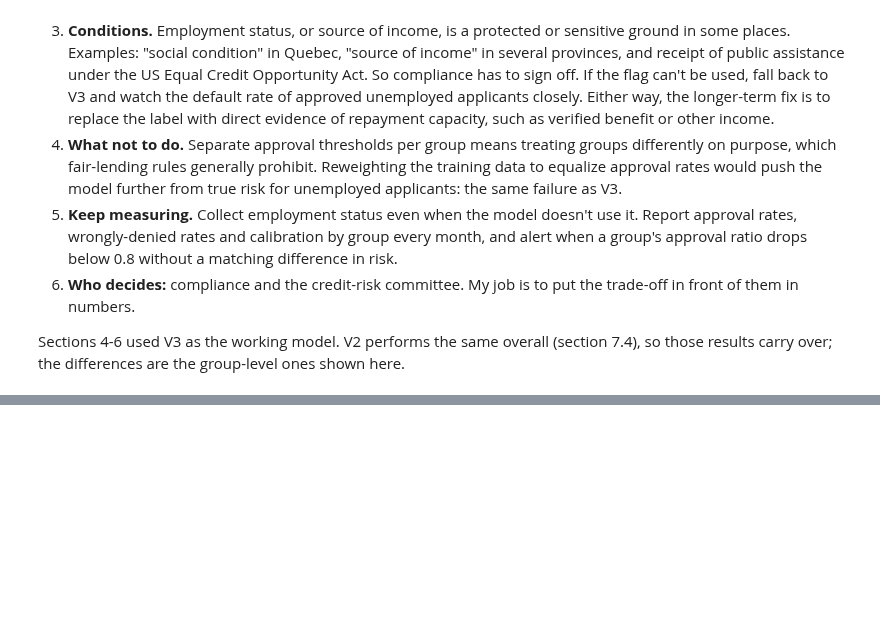
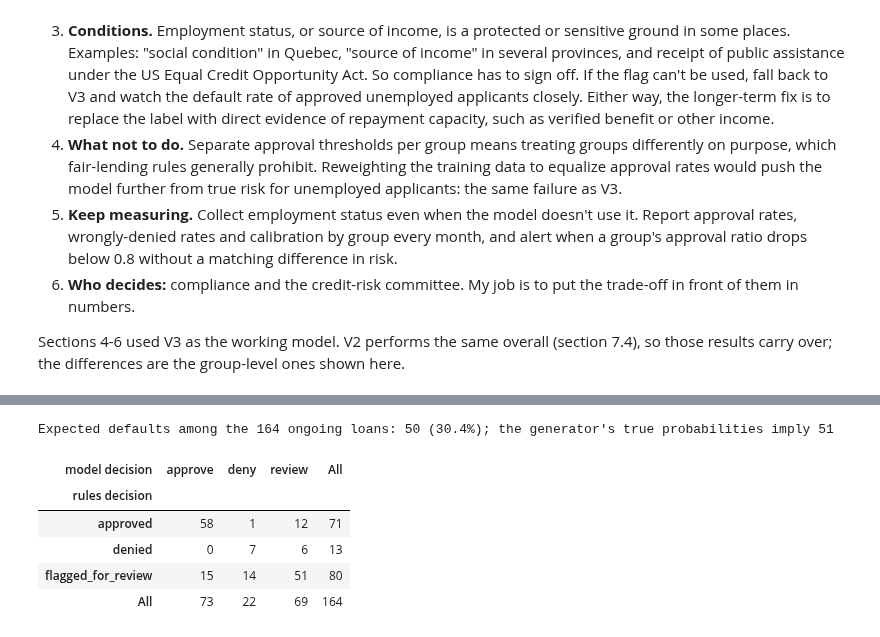
Before and after one commit to smparc/loan-default-model-matthew-park, a Jupyter notebook: analysis.ipynb, the cells around one changed output, grey strips where cells are left out. Cells and saved outputs as stored; diff of their text form; code cells hidden in the pictures; blank space fills up the shorter version.

Commit message:
Write README summary and score ongoing loans

```diff
--- a/analysis.ipynb
+++ b/analysis.ipynb
@@ -2022,0 +2032,22 @@ results carry over; the differences are the group-level ones shown here.
+# %%
+recommended_X = tree_matrix(features, RECOMMENDED_VARIANT)
+recommended_model = make_production_model(recommended_X.columns).fit(recommended_X, y)
+v2_approve_below = float(np.quantile(variant_oof["V2"], n_approve / len(y)))
+v2_deny_at = float(np.quantile(variant_oof["V2"], 1 - n_deny / len(y)))
+p_ongoing = recommended_model.predict_proba(tree_matrix(build_features(ongoing), RECOMMENDED_VARIANT))[:, 1]
+ongoing_decision = np.where(p_ongoing < v2_approve_below, "approve",
+                            np.where(p_ongoing >= v2_deny_at, "deny", "review"))
+ongoing_scores = pd.DataFrame({"applicant_id": ongoing["applicant_id"], "predicted default risk": p_ongoing.round(4),
+                               "model decision": ongoing_decision, "rules decision": ongoing["rule_based_decision"]})
+save_table(ongoing_scores.set_index("applicant_id"), "ongoing_scores")
+print(f"Expected defaults among the {len(ongoing)} ongoing loans: {p_ongoing.sum():.0f} ({p_ongoing.mean():.1%}); "
+      f"the generator's true probabilities imply {oracle_default_probability(ongoing).sum():.0f}")
+display(pd.crosstab(ongoing_scores["rules decision"], ongoing_scores["model decision"], margins=True))
+# %% [output]
+Expected defaults among the 164 ongoing loans: 50 (30.4%); the generator's true probabilities imply 51
+| model decision | approve | deny | review | All |
+| rules decision |  |  |  |  |
+| approved | 58 | 1 | 12 | 71 |
+| denied | 0 | 7 | 6 | 13 |
+| flagged_for_review | 15 | 14 | 51 | 80 |
+| All | 73 | 22 | 69 | 164 |
```
Also changed, not shown: parts of 3 cells of this notebook, 3 other files.
